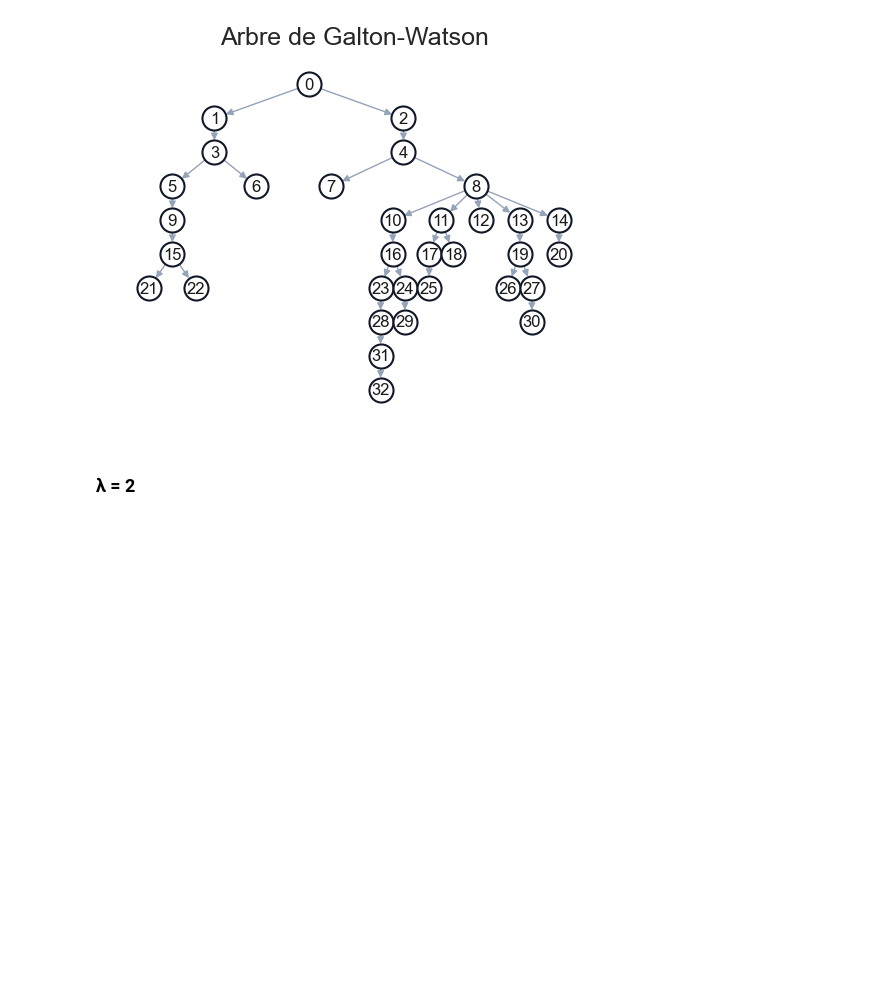
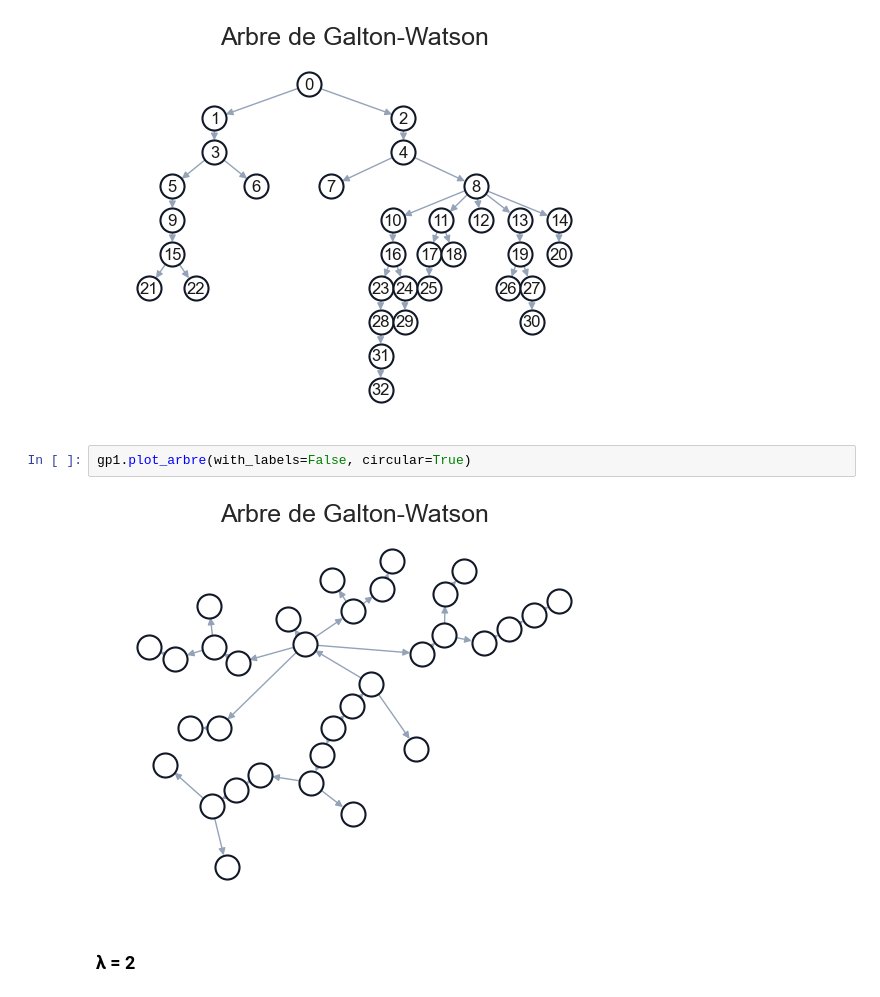
Before and after one commit to Ab2nour/epidemic-simulation, a Jupyter notebook: src/notebooks/galton-watson.ipynb, the cells around one changed output. Cells and saved outputs as stored; diff of their text form; blank space fills up the shorter version.

Commit message:
feat(plot): add circular plot tree

```diff
--- a/src/notebooks/galton-watson.ipynb
+++ b/src/notebooks/galton-watson.ipynb
@@ -52,6 +52,10 @@ gp1.plot_zn_sur_n()
 gp1.plot_arbre()
 # %% [output]
 [figure]
+# %%
+gp1.plot_arbre(with_labels=False, circular=True)
+# %% [output]
+[figure, added]
 # %% [markdown]
 ### λ = 2
 # %%
```
Also changed, not shown: 1 other file.
